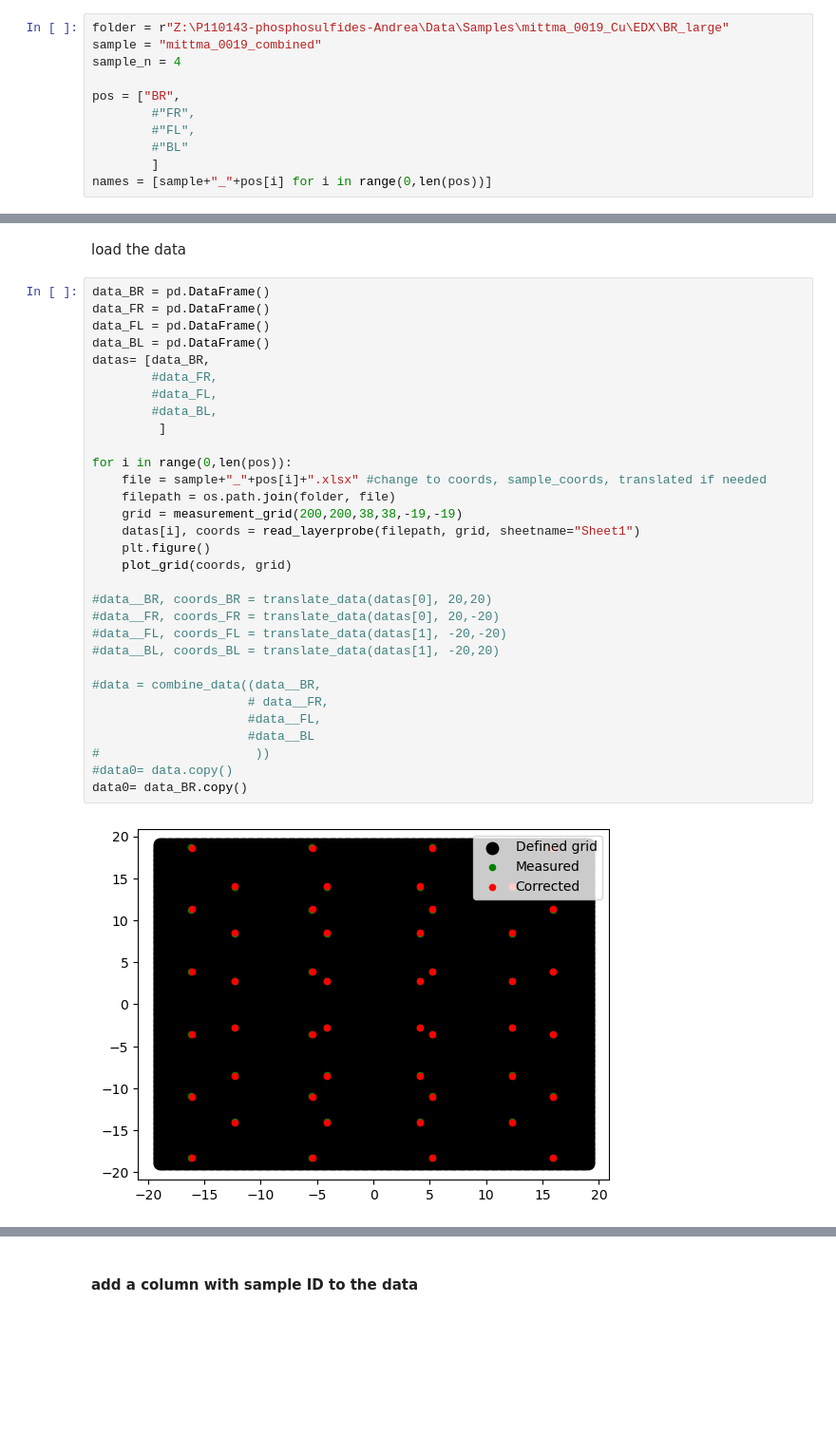
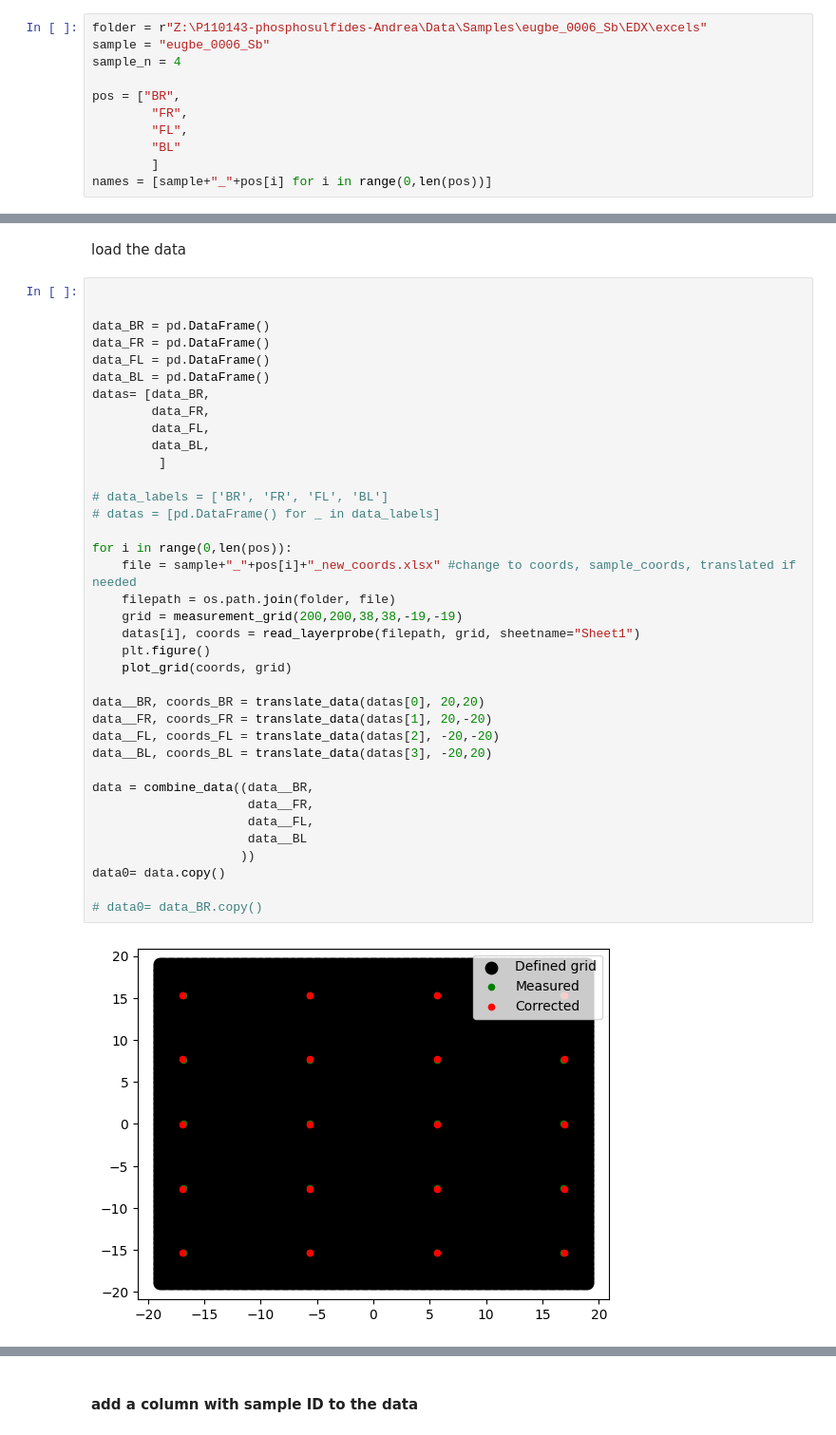
Before and after one commit to DTU-Nanolab-materials-discovery/intern-data-handling-and-fitting, a Jupyter notebook: EDX.ipynb, the cells around one changed output, grey strips where cells are left out. Shown at 95% size. Drawn from its saved outputs; the diff is of its cells as text; blank space fills up the shorter version.

```diff
--- a/EDX.ipynb
+++ b/EDX.ipynb
@@ -51,14 +54,14 @@ anait_0004_BL  - coordinates calculated, translated and saved
 # %% [markdown]
 ### loading data from excels file
 # %%
-folder = r"Z:\P110143-phosphosulfides-Andrea\Data\Samples\mittma_0019_Cu\EDX\BR_large"
-sample = "mittma_0019_combined"
+folder = r"Z:\P110143-phosphosulfides-Andrea\Data\Samples\eugbe_0006_Sb\EDX\excels"
+sample = "eugbe_0006_Sb"
 sample_n = 4
 
 pos = ["BR",
-        #"FR",
-        #"FL",
-        #"BL"
+        "FR",
+        "FL",
+        "BL"
         ]
 names = [sample+"_"+pos[i] for i in range(0,len(pos))]
 # %% [markdown]
@@ -72,35 +75,41 @@ for i in range(0,len(pos)):
 # %% [markdown]
 load the data
 # %%
+
+
 data_BR = pd.DataFrame()
 data_FR = pd.DataFrame()
 data_FL = pd.DataFrame()
 data_BL = pd.DataFrame()
 datas= [data_BR,
-        #data_FR,
-        #data_FL,
-        #data_BL,
+        data_FR,
+        data_FL,
+        data_BL,
          ]
 
+# data_labels = ['BR', 'FR', 'FL', 'BL']
+# datas = [pd.DataFrame() for _ in data_labels]
+
 for i in range(0,len(pos)):
-    file = sample+"_"+pos[i]+".xlsx" #change to coords, sample_coords, translated if needed
+    file = sample+"_"+pos[i]+"_new_coords.xlsx" #change to coords, sample_coords, translated if needed
     filepath = os.path.join(folder, file)
     grid = measurement_grid(200,200,38,38,-19,-19)
     datas[i], coords = read_layerprobe(filepath, grid, sheetname="Sheet1")
     plt.figure()
     plot_grid(coords, grid)
 
-#data__BR, coords_BR = translate_data(datas[0], 20,20)
-#data__FR, coords_FR = translate_data(datas[0], 20,-20)
-#data__FL, coords_FL = translate_data(datas[1], -20,-20)
-#data__BL, coords_BL = translate_data(datas[1], -20,20)
+data__BR, coords_BR = translate_data(datas[0], 20,20)
+data__FR, coords_FR = translate_data(datas[1], 20,-20)
+data__FL, coords_FL = translate_data(datas[2], -20,-20)
+data__BL, coords_BL = translate_data(datas[3], -20,20)
 
-#data = combine_data((data__BR,
-                     # data__FR,
-                     #data__FL,
-                     #data__BL
-#                     ))
-#data0= data.copy()
-data0= data_BR.copy()
+data = combine_data((data__BR,
+                     data__FR,
+                     data__FL,
+                     data__BL
+                    ))
+data0= data.copy()
+
+# data0= data_BR.copy()
 # %% [output]
-[figure, old version]
+[figure, new version]
```
Also changed, not shown: parts of 5 cells of this notebook.
